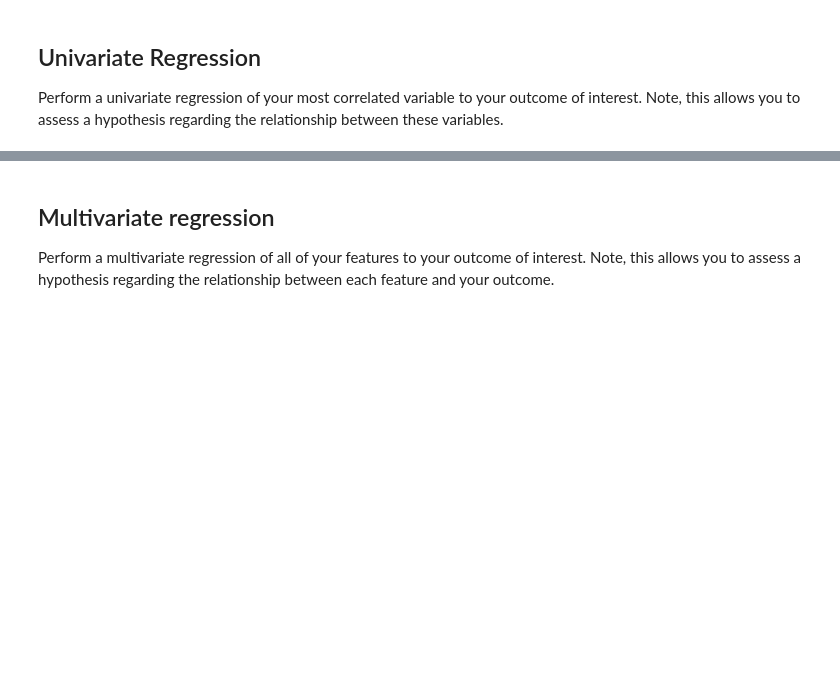
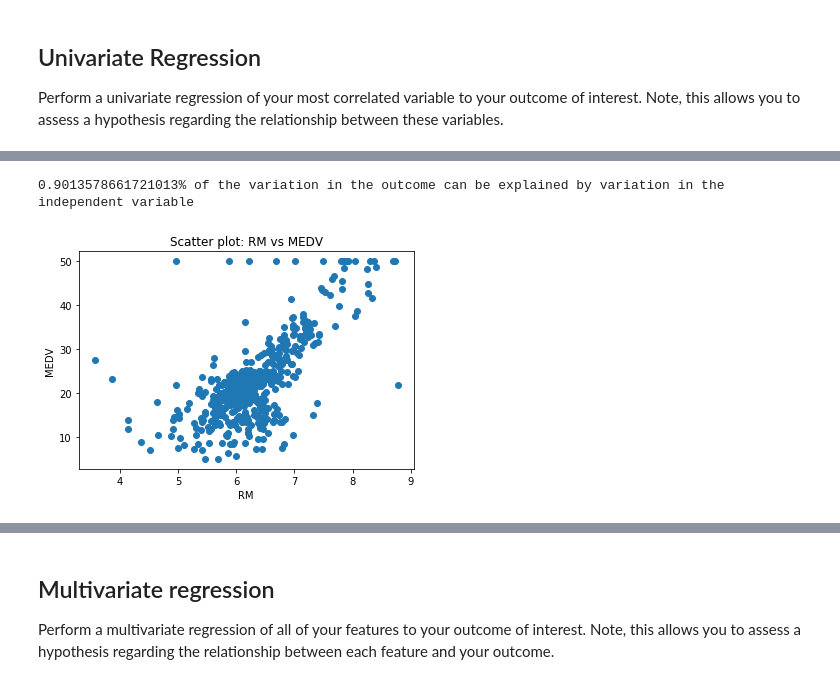
Before and after one commit to poojaram/linear-logistic-modelling, a Jupyter notebook: 01-boston-housing.ipynb, the cells around one changed output, grey strips where cells are left out. Drawn from its saved outputs; the diff is of its cells as text; code cells hidden in the pictures; blank space fills up the shorter version.

```diff
--- a/01-boston-housing.ipynb
+++ b/01-boston-housing.ipynb
@@ -60,0 +96,8 @@ Perform a univariate regression of your most correlated variable to your outcome
+# %%
+# Fit your model to your data
+#lm = smf.glm(formula='INDUS ~ TAX', data=bos_df)
+X = bos_df["RM"]
+y = target["MEDV"]
+model = smf.OLS(y, X).fit()
+predictions = model.predict(X)
+model.summary()
@@ -61,7 +123,18 @@ Perform a univariate regression of your most correlated variable to your outcome
 # %%
 # How much variation in your outcome is explained by variation in you independent variable?
 # Hint: the value is stored as part of your model fit
+print(str(model.rsquared) + "% of the variation in the outcome can be explained by variation in the independent variable")
+# %% [output]
+0.9013578661721013% of the variation in the outcome can be explained by variation in the independent variable
 # %%
 # Create a scatter plot of your independent variable versus your dependent variable
 # Overlay on the scatter plot the predictions from your model
 # Make sure to include descriptive lables/titles
+plt.scatter(X, y)
+plt.xlabel("RM")
+plt.ylabel("MEDV")
+plt.title("Scatter plot: RM vs MEDV")
+
+plt.show()
+# %% [output]
+[figure, added]
```
Also changed, not shown: parts of 13 cells of this notebook, 2 other files.
